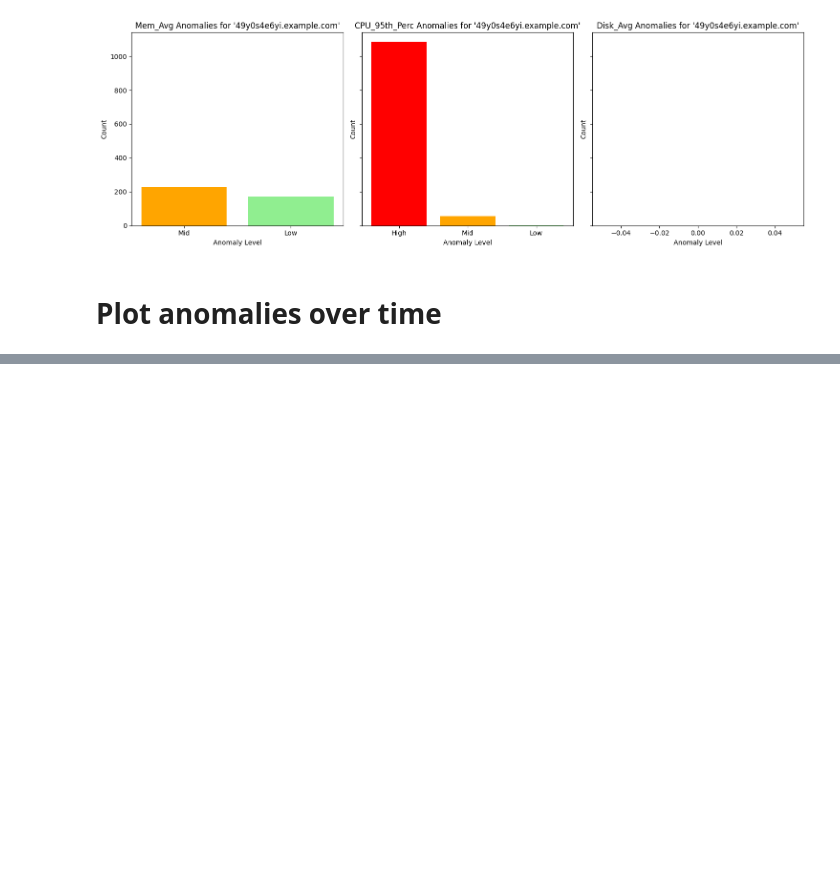
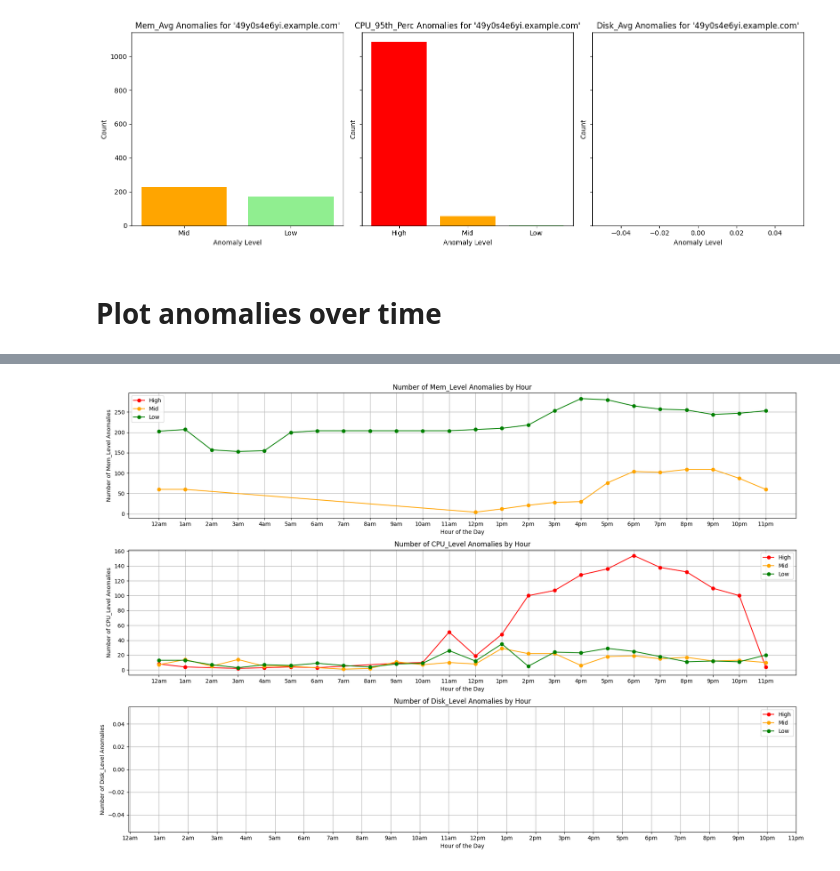
Before and after one commit to jessicabrooke10/Senior-Design-Project, a Jupyter notebook: Anomaly_Checking.ipynb, the cells around one changed output, grey strips where cells are left out. Drawn from its saved outputs; the diff is of its cells as text; code cells hidden in the pictures; blank space fills up the shorter version.

```diff
--- a/Anomaly_Checking.ipynb
+++ b/Anomaly_Checking.ipynb
@@ -113,8 +113,10 @@ plt.show()
 # %% [markdown]
 # **Generate chart to see anomaly data**
 # %%
-# Sum the occurrences of high-level anomalies across all metrics for each server
-all_anomalies['Total_High_Anomalies'] = (all_anomalies['Mem_Level'] == 'High') + (all_anomalies['CPU_Level'] == 'High') + (all_anomalies['Disk_Level'] == 'High')
+# Calculate total high anomalies
+all_anomalies.loc[:, 'Total_High_Anomalies'] = (all_anomalies['Mem_Level'] == 'High') + \
+                                               (all_anomalies['CPU_Level'] == 'High') + \
+                                               (all_anomalies['Disk_Level'] == 'High')
 
 # Group by server and sum the total high-level anomalies
 server_anomaly_counts = all_anomalies.groupby('host')['Total_High_Anomalies'].sum().reset_index()
@@ -183,7 +180,7 @@ plt.show()
 # **Plot anomalies over time**
 # %%
 # Convert '_time' to datetime if it's not already in datetime format
-all_anomalies['_time'] = pd.to_datetime(all_anomalies['_time'])
+all_anomalies.loc[:, '_time'] = pd.to_datetime(all_anomalies['_time'])
 
 # Filter anomalies to include "High", "Mid", and "Low" anomalies for each metric
 high_mem_anomalies = all_anomalies[all_anomalies['Mem_Level'] == 'High']
@@ -257,0 +252,72 @@ See the caveats in the documentation: https://pandas.pydata.org/pandas-docs/stab
+# %%
+# Convert '_time' to datetime if it's not already in datetime format
+all_anomalies.loc[:, '_time'] = pd.to_datetime(all_anomalies['_time'])
+
+# Extract hour component from the timestamp
+all_anomalies.loc[:, 'hour'] = all_anomalies['_time'].dt.hour
+
+# Filter anomalies to include "High", "Mid", and "Low" anomalies for each metric
+high_mem_anomalies = all_anomalies[all_anomalies['Mem_Level'] == 'High']
+mid_mem_anomalies = all_anomalies[all_anomalies['Mem_Level'] == 'Mid']
+low_mem_anomalies = all_anomalies[all_anomalies['Mem_Level'] == 'Low']
+high_cpu_anomalies = all_anomalies[all_anomalies['CPU_Level'] == 'High']
+mid_cpu_anomalies = all_anomalies[all_anomalies['CPU_Level'] == 'Mid']
+low_cpu_anomalies = all_anomalies[all_anomalies['CPU_Level'] == 'Low']
+high_disk_anomalies = all_anomalies[all_anomalies['Disk_Level'] == 'High']
+mid_disk_anomalies = all_anomalies[all_anomalies['Disk_Level'] == 'Mid']
+low_disk_anomalies = all_anomalies[all_anomalies['Disk_Level'] == 'Low']
+
+# Aggregate "High", "Mid", and "Low" anomalies by hour for each metric
+high_mem_anomalies_by_hour = high_mem_anomalies.groupby('hour').size()
+mid_mem_anomalies_by_hour = mid_mem_anomalies.groupby('hour').size()
+low_mem_anomalies_by_hour = low_mem_anomalies.groupby('hour').size()
+high_cpu_anomalies_by_hour = high_cpu_anomalies.groupby('hour').size()
+mid_cpu_anomalies_by_hour = mid_cpu_anomalies.groupby('hour').size()
+low_cpu_anomalies_by_hour = low_cpu_anomalies.groupby('hour').size()
+high_disk_anomalies_by_hour = high_disk_anomalies.groupby('hour').size()
+mid_disk_anomalies_by_hour = mid_disk_anomalies.groupby('hour').size()
+low_disk_anomalies_by_hour = low_disk_anomalies.groupby('hour').size()
+
+# Plotting
+plt.figure(figsize=(18, 12))
+
+# Mem_Level Anomalies
+plt.subplot(3, 1, 1)
+high_mem_anomalies_by_hour.plot(kind='line', color='red', marker='o', linestyle='-', label='High')
+mid_mem_anomalies_by_hour.plot(kind='line', color='orange', marker='o', linestyle='-', label='Mid')
+low_mem_anomalies_by_hour.plot(kind='line', color='green', marker='o', linestyle='-', label='Low')
+plt.title('Number of Mem_Level Anomalies by Hour')
+plt.xlabel('Hour of the Day')
+plt.ylabel('Number of Mem_Level Anomalies')
+plt.xticks(range(0, 24), ['{}{}'.format(x % 12 or 12, 'am' if x < 12 else 'pm') for x in range(0, 24)])
+plt.legend()
+plt.grid(True)
+
+# CPU_Level Anomalies
+plt.subplot(3, 1, 2)
+high_cpu_anomalies_by_hour.plot(kind='line', color='red', marker='o', linestyle='-', label='High')
+mid_cpu_anomalies_by_hour.plot(kind='line', color='orange', marker='o', linestyle='-', label='Mid')
+low_cpu_anomalies_by_hour.plot(kind='line', color='green', marker='o', linestyle='-', label='Low')
+plt.title('Number of CPU_Level Anomalies by Hour')
+plt.xlabel('Hour of the Day')
+plt.ylabel('Number of CPU_Level Anomalies')
+plt.xticks(range(0, 24), ['{}{}'.format(x % 12 or 12, 'am' if x < 12 else 'pm') for x in range(0, 24)])
+plt.legend()
+plt.grid(True)
+
+# Disk_Level Anomalies
+plt.subplot(3, 1, 3)
+high_disk_anomalies_by_hour.plot(kind='line', color='red', marker='o', linestyle='-', label='High')
+mid_disk_anomalies_by_hour.plot(kind='line', color='orange', marker='o', linestyle='-', label='Mid')
+low_disk_anomalies_by_hour.plot(kind='line', color='green', marker='o', linestyle='-', label='Low')
+plt.title('Number of Disk_Level Anomalies by Hour')
+plt.xlabel('Hour of the Day')
+plt.ylabel('Number of Disk_Level Anomalies')
+plt.xticks(range(0, 24), ['{}{}'.format(x % 12 or 12, 'am' if x < 12 else 'pm') for x in range(0, 24)])
+plt.legend()
+plt.grid(True)
+
+plt.tight_layout()
+plt.show()
+# %% [output]
+[figure, added]
```
Also changed, not shown: parts of 3 cells of this notebook.
